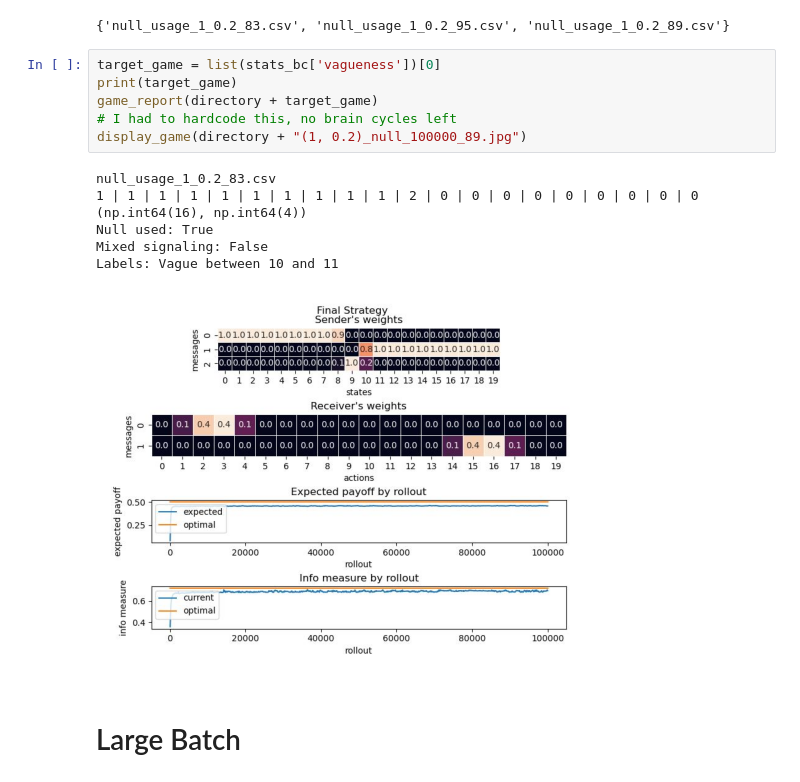
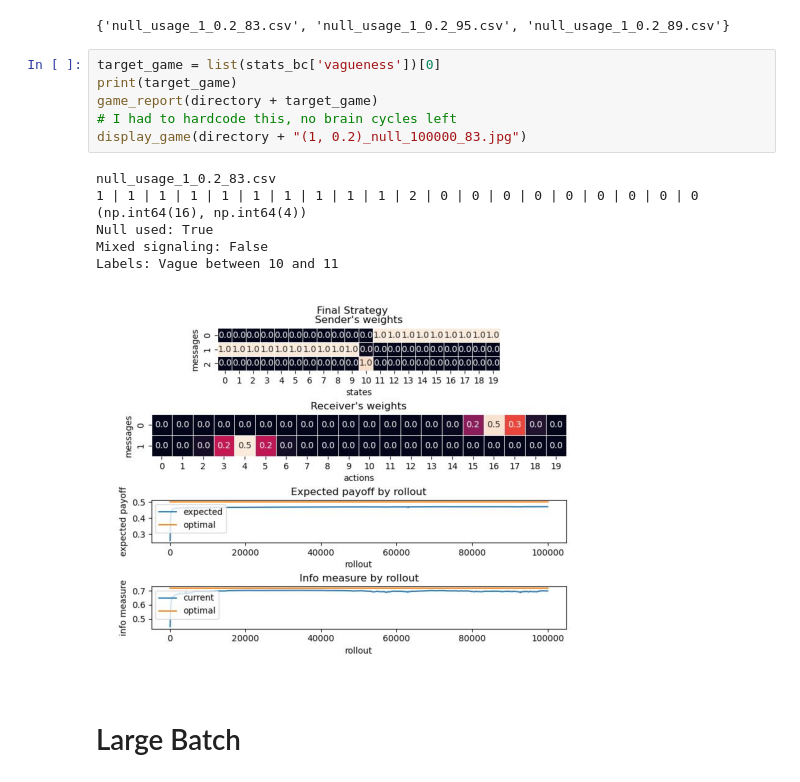
Before and after one commit to maxb00/Emergence-of-Vagueness, a Jupyter notebook: Basic Setup/analyze_null_usage.ipynb, the cells around one changed output. Cells and saved outputs as stored; diff of their text form.

Commit message:
Fix image mismatch

```diff
--- a/Basic Setup/analyze_null_usage.ipynb
+++ b/Basic Setup/analyze_null_usage.ipynb
@@ -340,17 +340,17 @@ print(repr(stats_bc["vagueness"]))
 # %%
 target_game = list(stats_bc['vagueness'])[0]
 print(target_game)
 game_report(directory + target_game)
 # I had to hardcode this, no brain cycles left
-display_game(directory + "(1, 0.2)_null_100000_89.jpg")
+display_game(directory + "(1, 0.2)_null_100000_83.jpg")
 # %% [output]
 null_usage_1_0.2_83.csv
 1 | 1 | 1 | 1 | 1 | 1 | 1 | 1 | 1 | 1 | 2 | 0 | 0 | 0 | 0 | 0 | 0 | 0 | 0 | 0
 (np.int64(16), np.int64(4))
 Null used: True
 Mixed signaling: False
 Labels: Vague between 10 and 11
-[figure, old version]
+[figure, new version]
 # %% [markdown]
 # Large Batch
 # %% [markdown]
```
Also changed, not shown: parts of 1 cell of this notebook.
